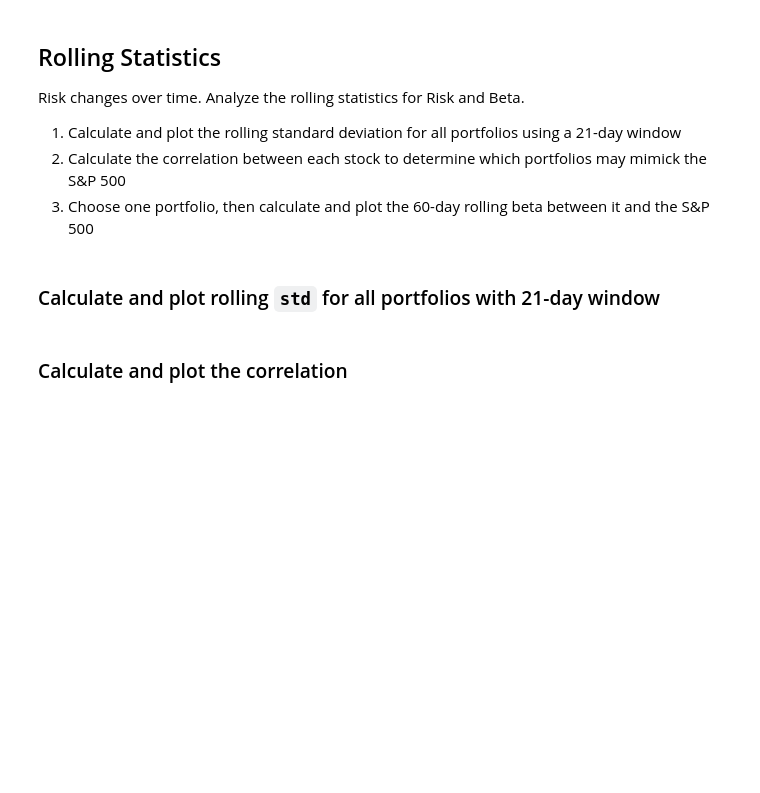
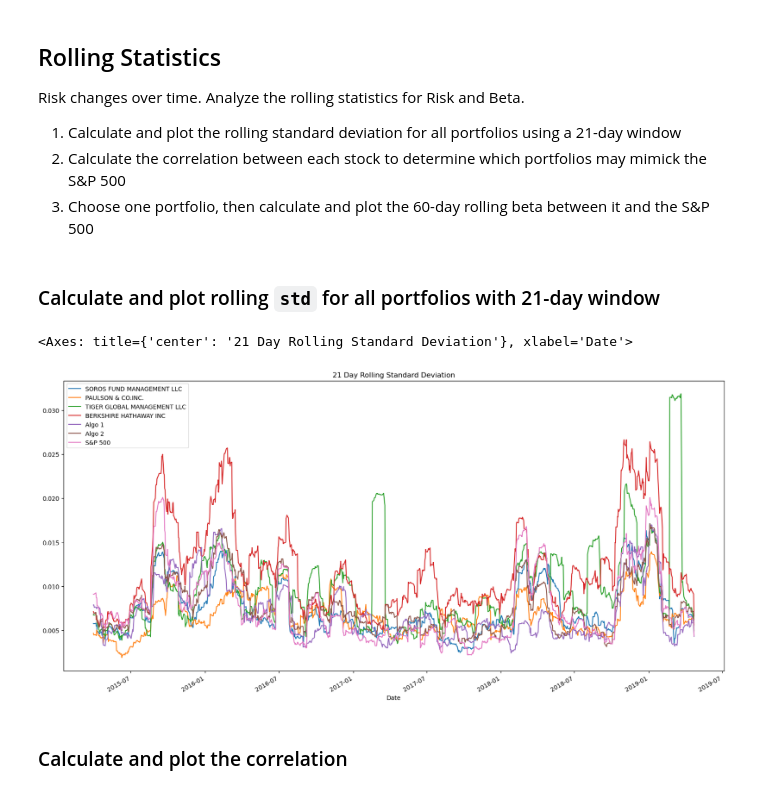
Before and after one commit to kaityw92/Homework10162023, a Jupyter notebook: whale_analysis.ipynb, the cells around one changed output. Cells and saved outputs as stored; diff of their text form; code cells hidden in the pictures; blank space fills up the shorter version.

```diff
--- a/whale_analysis.ipynb
+++ b/whale_analysis.ipynb
@@ -182,10 +351,16 @@ Risk changes over time. Analyze the rolling statistics for Risk and Beta.
 ### Calculate and plot rolling `std` for all portfolios with 21-day window
 # %%
 # Calculate the rolling standard deviation for all portfolios using a 21-day window
-all_portfolios_roll_std = all_portfolios.rolling(window=21.std)
+all_portfolios_roll_std = all_portfolios.rolling(window=21).std()
+
 # Plot the rolling standard deviation
-all_portfolios_roll_std.plot(figsize=(20, 10), title="21 Day Rolling Standard Deviation")
-<AxesSubplot:title={'center':'21 Day Rolling Standard Deviation'}, xlabel='Date'>
+all_portfolios_roll_std.plot(
+    figsize=(20, 10),
+    title="21 Day Rolling Standard Deviation"
+)
+# %% [output]
+<Axes: title={'center': '21 Day Rolling Standard Deviation'}, xlabel='Date'>
+[figure, added]
 # %% [markdown]
 ### Calculate and plot the correlation
 # %%
```
Also changed, not shown: parts of 37 cells of this notebook.
